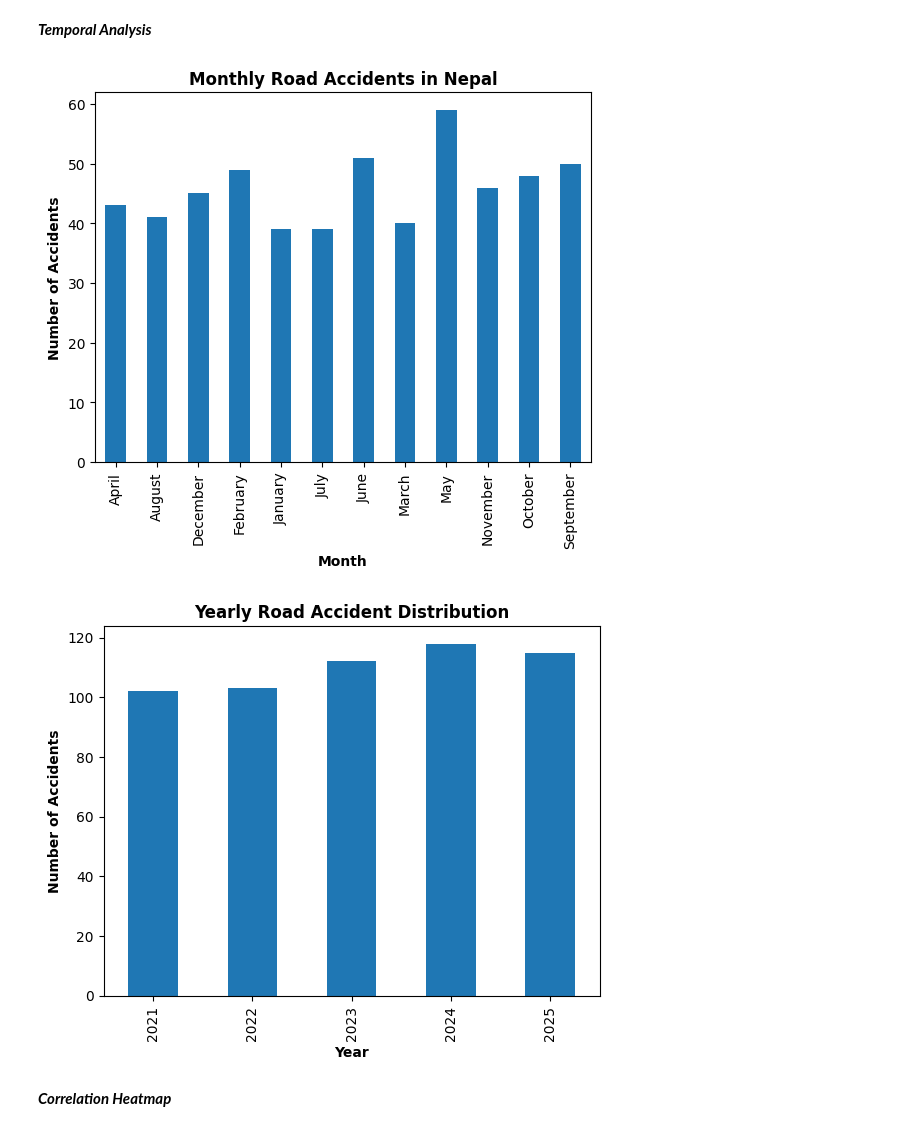
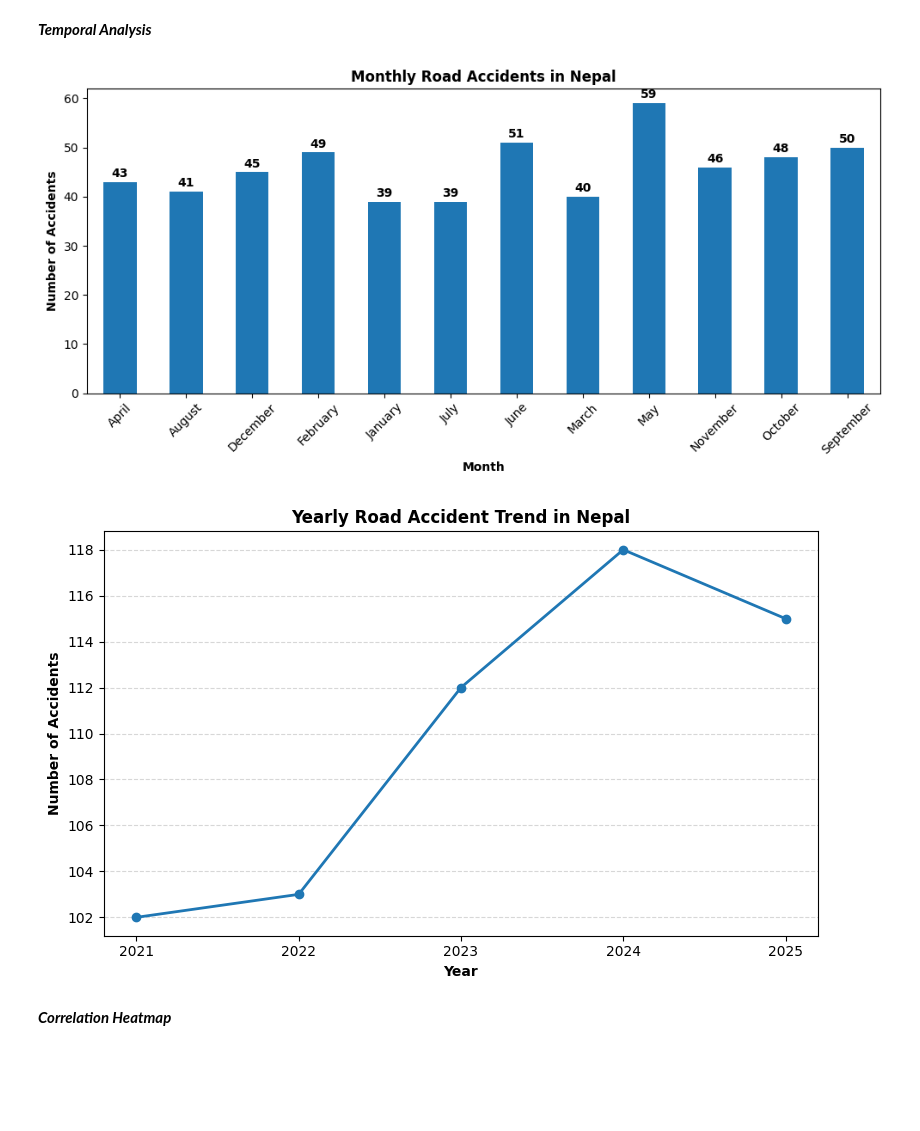
Before and after one commit to ronit-739/Traffic-Accident-Pattern-Analysis, a Jupyter notebook: Code/Riki's part/_bubbleMap.ipynb, the cells around one changed output. Cells and saved outputs as stored; diff of their text form; code cells hidden in the pictures; blank space fills up the shorter version.

```diff
--- a/Code/Riki's part/_bubbleMap.ipynb
+++ b/Code/Riki's part/_bubbleMap.ipynb
@@ -53,9 +64,20 @@ plt.show()
 # %%
-# Gender Distribution
-data['Victim_Gender'].value_counts().plot(kind='bar')
-plt.title("Gender Distribution of Victims in Road Accidents", fontweight='bold')
+#Gender Distribution
+
+gender_counts = data['Victim_Gender'].value_counts()
+
+plt.figure(figsize=(6,5))
+
+ax = gender_counts.plot(kind='bar')
+
+plt.title("Gender Distribution of Road Accident Victims", fontweight='bold')
 plt.xlabel("Gender", fontweight='bold')
 plt.ylabel("Number of Victims", fontweight='bold')
+
+for i, value in enumerate(gender_counts):
+    ax.text(i, value + 1, str(value), ha='center', fontweight='bold')
+
 plt.xticks(rotation=0)
+plt.tight_layout()
 plt.show()
 # %% [output]
@@ -65,27 +87,43 @@ plt.show()
 # %%
 monthly_counts = data['Month_Name'].value_counts().sort_index()
 
-monthly_counts.plot(kind='bar')
+plt.figure(figsize=(10,5))
+
+ax = monthly_counts.plot(kind='bar')
 
 plt.title("Monthly Road Accidents in Nepal", fontweight='bold')
 plt.xlabel("Month", fontweight='bold')
 plt.ylabel("Number of Accidents", fontweight='bold')
 
+for i, value in enumerate(monthly_counts):
+    ax.text(i, value + 1, str(value), ha='center', fontweight='bold')
+
+plt.xticks(rotation=45)
+plt.tight_layout()
 plt.show()
 # %% [output]
-[figure, old version]
+[figure, new version]
 # %%
 # Yearly Trend
 yearly_counts = data['Year'].value_counts().sort_index()
-yearly_counts.plot(kind='bar')
 
-plt.title("Yearly Road Accident Distribution", fontweight='bold')
+plt.figure(figsize=(8,5))
+
+plt.plot(yearly_counts.index, yearly_counts.values, marker='o', linewidth=2)
+
+plt.title("Yearly Road Accident Trend in Nepal", fontweight='bold')
 plt.xlabel("Year", fontweight='bold')
 plt.ylabel("Number of Accidents", fontweight='bold')
 
+# Show only integer years
+plt.gca().xaxis.set_major_locator(ticker.MaxNLocator(integer=True))
+
+plt.grid(axis='y', linestyle='--', alpha=0.5)
+
+plt.tight_layout()
 plt.show()
 # %% [output]
-[figure, old version]
+[figure, new version]
 # %% [markdown]
 ***Correlation Heatmap***
 # %%
```
Also changed, not shown: parts of 4 cells of this notebook, 6 other files.
